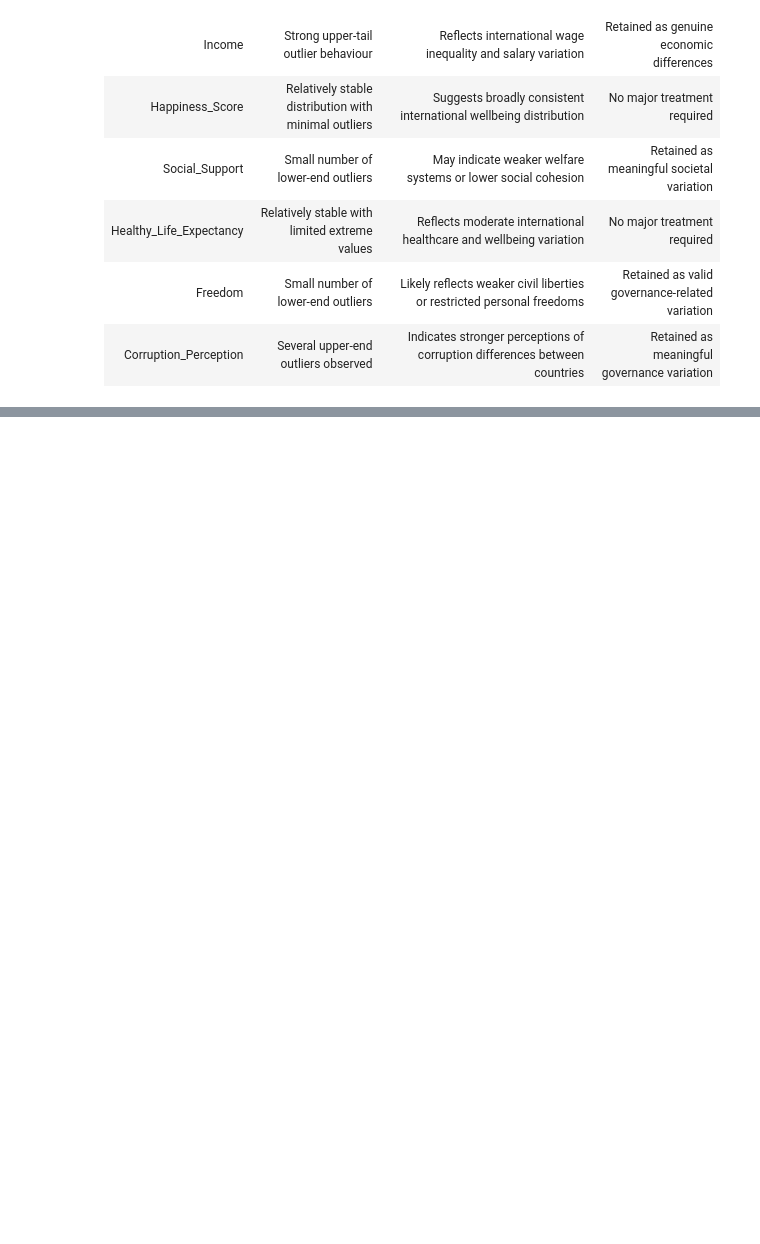
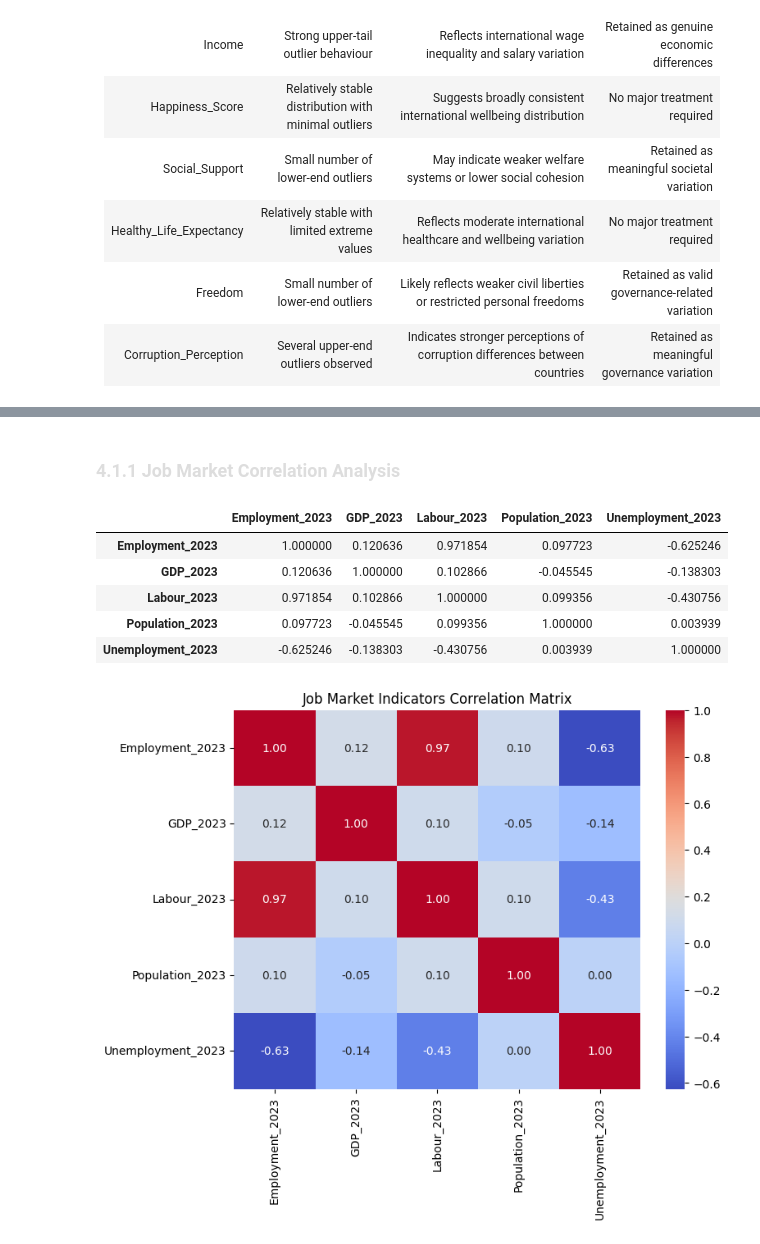
Before and after one commit to LeafMonarch/International-Career-Attractiveness-Index, a Jupyter notebook: notebooks/main.ipynb, the cells around one changed output, grey strips where cells are left out. Drawn from its saved outputs; the diff is of its cells as text; code cells hidden in the pictures; blank space fills up the shorter version.

Commit message:
(feat): Introduced Multivariate Analysis to main.ipynb (#8)

```diff
--- a/notebooks/main.ipynb
+++ b/notebooks/main.ipynb
@@ -748,0 +1064,5 @@ Rather than applying a single universal imputation technique across every datase
+# %%
+employment["Employment_2023"] = pd.to_numeric(
+    employment["Employment_2023"],
+    errors="coerce"
+)
@@ -1249,0 +1902,31 @@ for name, data in living_cols.items():
+# %% [markdown]
+<h3 id="multivariate-analysis-correlation-analysis-job-market-correlation-analysis"
+style="
+color:#dddddd;
+padding-bottom:3px;">
+4.1.1 Job Market Correlation Analysis
+</h3>
+# %%
+job_market_corr = job_market_analysis.corr()
+
+display(job_market_corr)
+
+plt.figure(figsize=(8, 6))
+
+sns.heatmap(
+    job_market_corr,
+    annot=True,
+    cmap="coolwarm",
+    fmt=".2f"
+)
+
+plt.title("Job Market Indicators Correlation Matrix")
+plt.show()
+# %% [output]
+|  | Employment_2023 | GDP_2023 | Labour_2023 | Population_2023 | Unemployment_2023 |
+| Employment_2023 | 1.000000 | 0.120636 | 0.971854 | 0.097723 | -0.625246 |
+| GDP_2023 | 0.120636 | 1.000000 | 0.102866 | -0.045545 | -0.138303 |
+| Labour_2023 | 0.971854 | 0.102866 | 1.000000 | 0.099356 | -0.430756 |
+| Population_2023 | 0.097723 | -0.045545 | 0.099356 | 1.000000 | 0.003939 |
+| Unemployment_2023 | -0.625246 | -0.138303 | -0.430756 | 0.003939 | 1.000000 |
+[figure, added]
```
Also changed, not shown: parts of 80 cells of this notebook.
